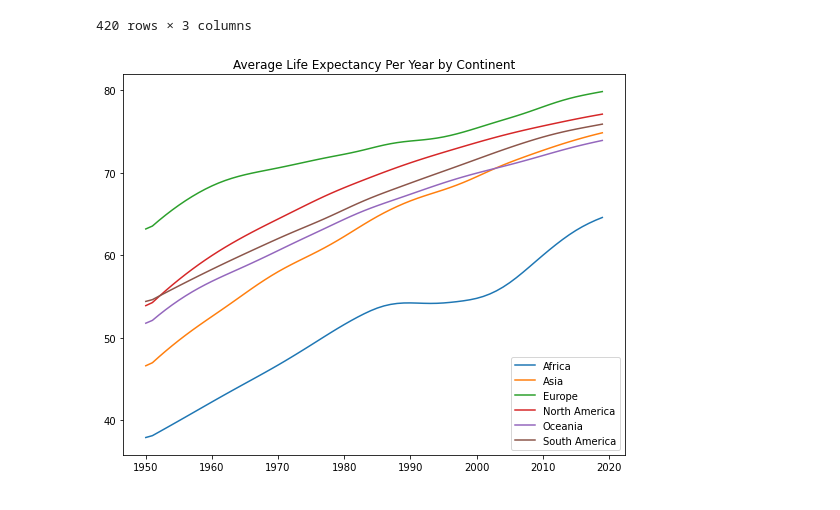
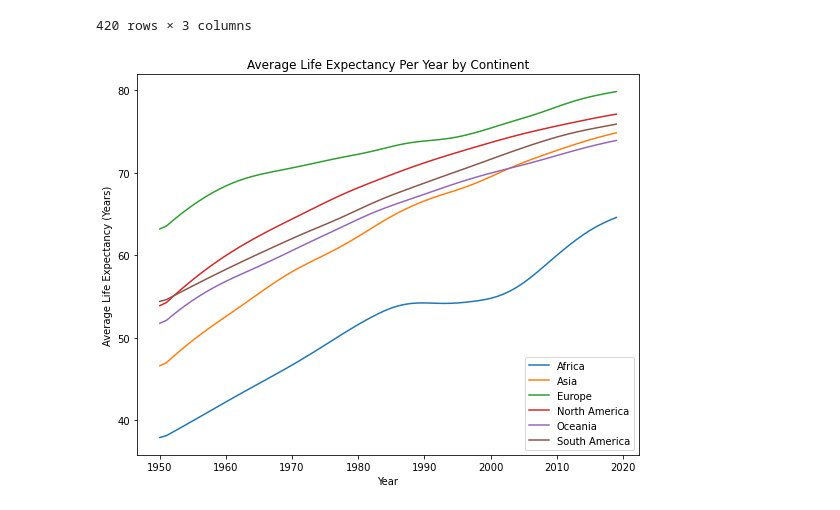
Before and after one commit to saiyidmkazmi/Project1-LifeExpectancy-, a Jupyter notebook: main.ipynb, the cells around one changed output. Saved outputs shown, nothing was run; the diff lists cells and outputs as text; code cells hidden in the pictures.

Commit message:
adding graph features on main

```diff
--- a/main.ipynb
+++ b/main.ipynb
@@ -369,15 +379,16 @@ sa = group_df.loc[group_df["Continent"] == "SA"]
 # %%
 ## PLot the data
 plt.figure(figsize=(9,7))
 plt.plot( af["Period"], af["Life Expectancy"], label = "Africa")
 plt.plot( asia["Period"], asia["Life Expectancy"], label = "Asia")
 plt.plot( eu["Period"], eu["Life Expectancy"], label = "Europe")
 plt.plot( na["Period"], na["Life Expectancy"], label = "North America")
 plt.plot( oc["Period"], oc["Life Expectancy"], label = "Oceania")
 plt.plot( sa["Period"], sa["Life Expectancy"], label = "South America")
 plt.legend(loc = "lower right")
 plt.title("Average Life Expectancy Per Year by Continent")
-plt.xlabel("")
+plt.xlabel("Year")
+plt.ylabel("Average Life Expectancy (Years)")
 plt.show()
 # %% [output]
-[figure, old version]
+[figure, new version]
```
Also changed, not shown: parts of 4 cells of this notebook.
